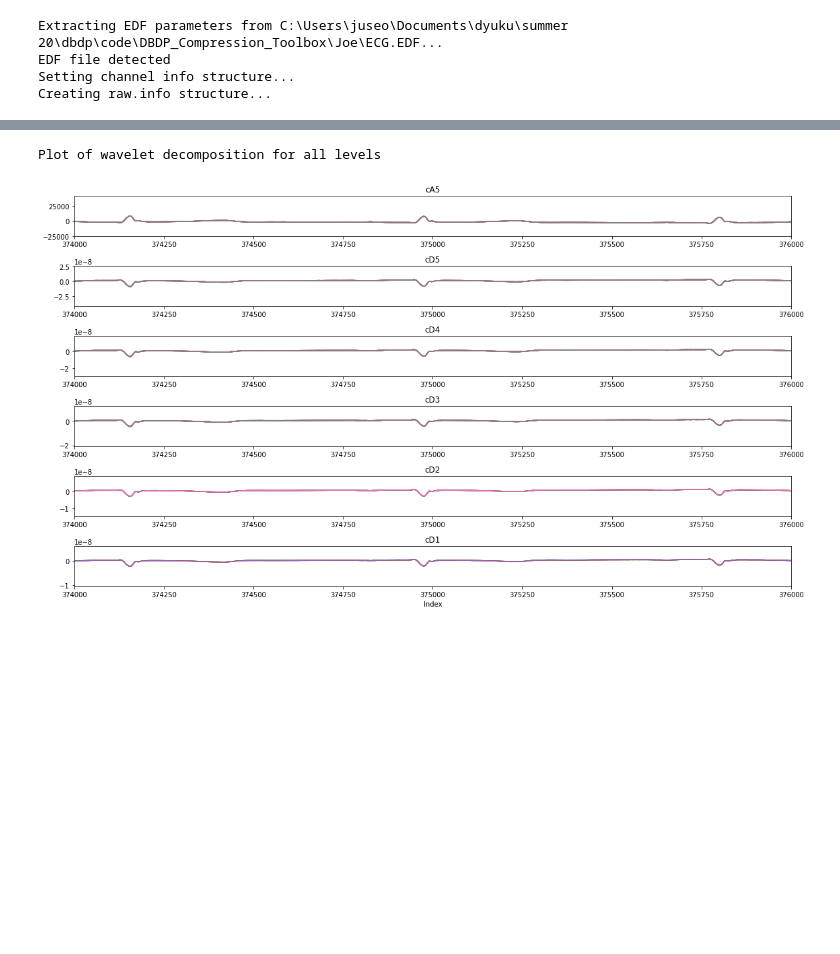
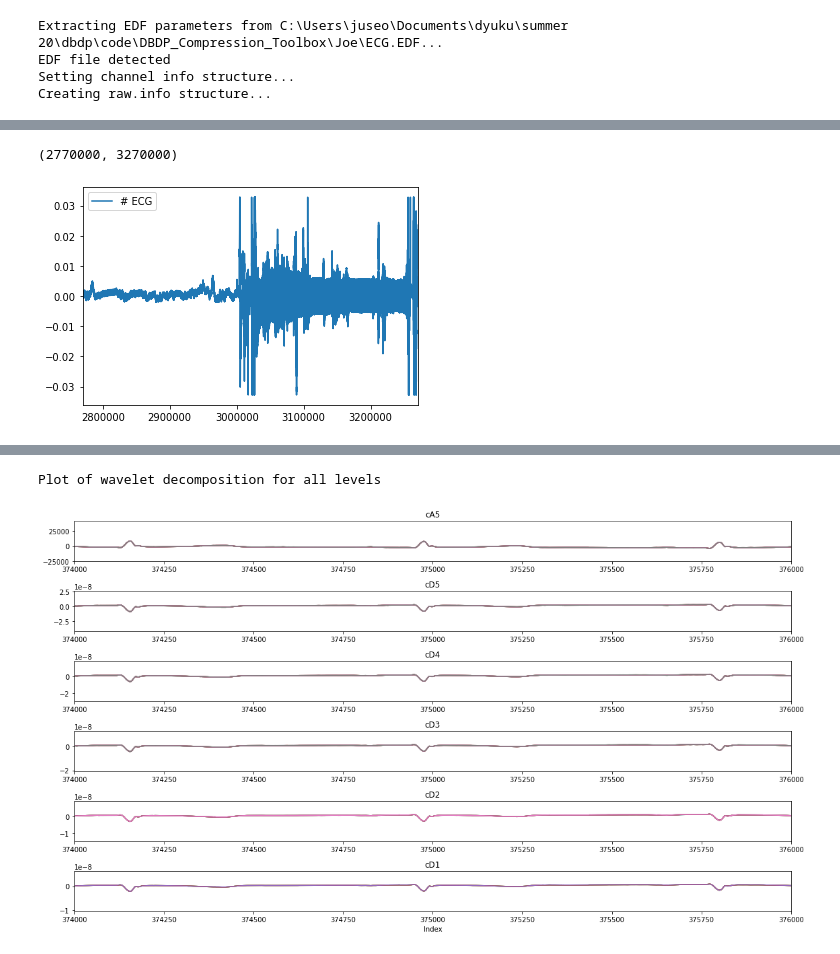
Before and after one commit to DigitalBiomarkerDiscoveryPipeline/Data-Compression-Toolbox, a Jupyter notebook: Joe/Wavelet-Based ECG Compression.ipynb, the cells around one changed output, grey strips where cells are left out. Drawn from its saved outputs; the diff is of its cells as text; code cells hidden in the pictures; blank space fills up the shorter version.

```diff
--- a/Joe/Wavelet-Based ECG Compression.ipynb
+++ b/Joe/Wavelet-Based ECG Compression.ipynb
@@ -818,3 +895,10 @@ Creating raw.info structure...
+# %%
+df.plot()
+plt.xlim(2770000,3270000)
+#choose approximately 2980000
+# %% [output]
+(2770000, 3270000)
+[figure, added]
 # %%
 #truncate data to retain useful data
 df = df.truncate(before = 150000, after = 2979999)
```
Also changed, not shown: parts of 33 cells of this notebook, 1 other file.
